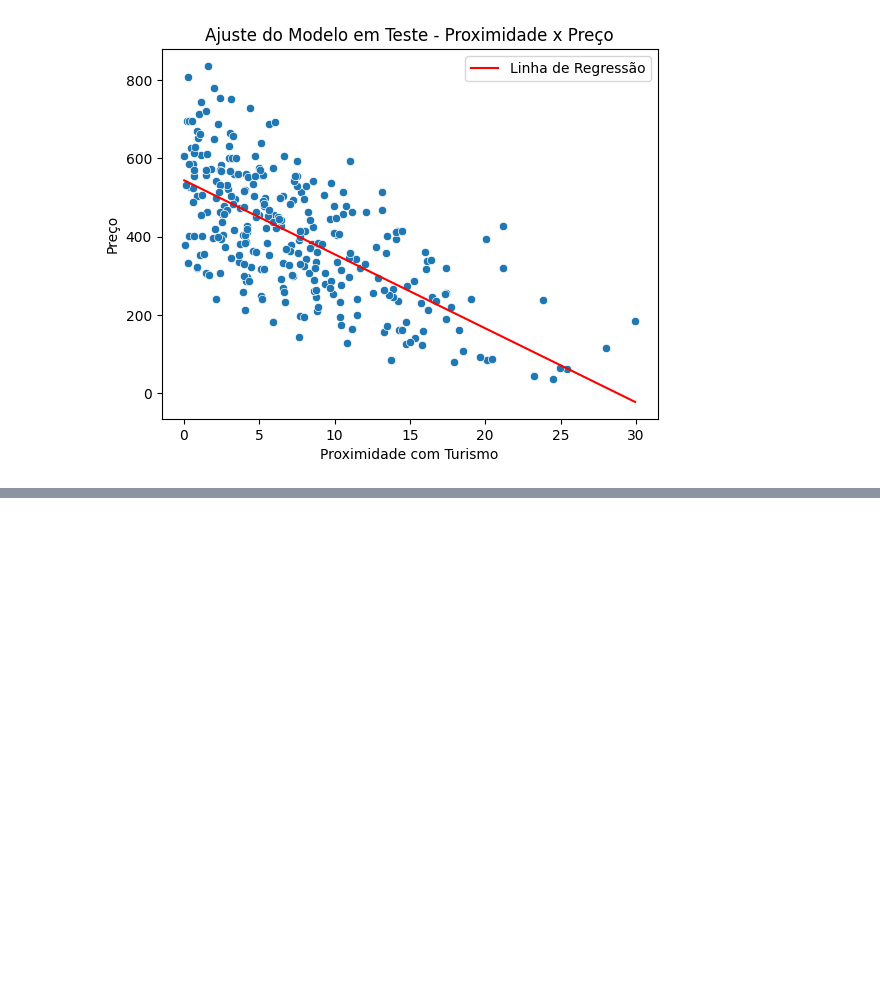
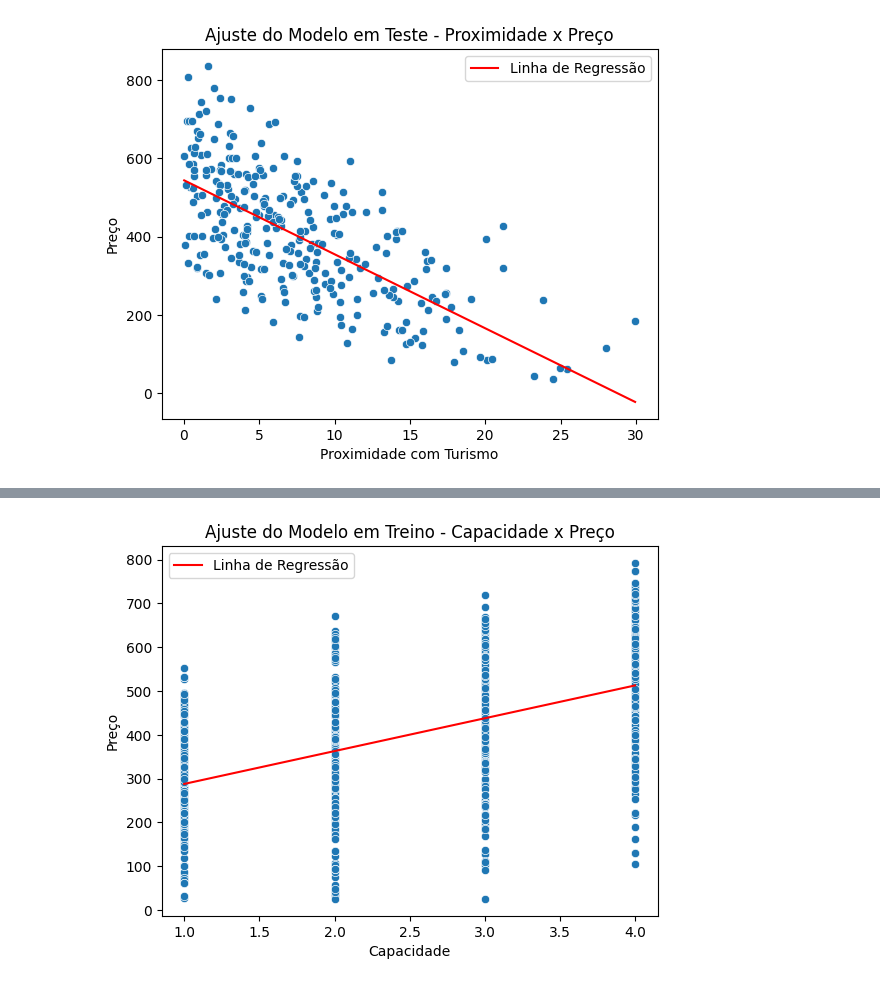
Before and after one commit to fernandowolff/datascience-course-2, a Jupyter notebook: ds_linear_regression/exercicio_hoteis.ipynb, the cells around one changed output, grey strips where cells are left out. Saved outputs shown, nothing was run; the diff lists cells and outputs as text; code cells hidden in the pictures; blank space fills up the shorter version.

```diff
--- a/ds_linear_regression/exercicio_hoteis.ipynb
+++ b/ds_linear_regression/exercicio_hoteis.ipynb
@@ -280,0 +346,14 @@ plt.show()
+# %%
+sns.scatterplot(data=dftrain, x = "Capacidade", y = "Preco")
+
+x_range = np.linspace(dftrain['Capacidade'].min(), dftrain['Capacidade'].max(), 100)
+y_pred = model_cp.predict(pd.DataFrame({"Capacidade": x_range}))
+plt.plot(x_range, y_pred, color="red", label="Linha de Regressão")
+
+plt.title("Ajuste do Modelo em Treino - Capacidade x Preço")
+plt.xlabel("Capacidade")
+plt.ylabel("Preço")
+plt.legend()
+plt.show()
+# %% [output]
+[figure, added]
```
Also changed, not shown: parts of 54 cells of this notebook.
